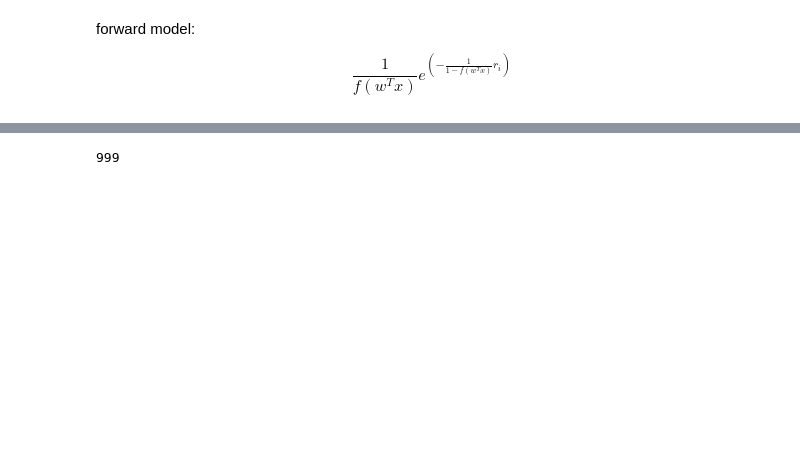
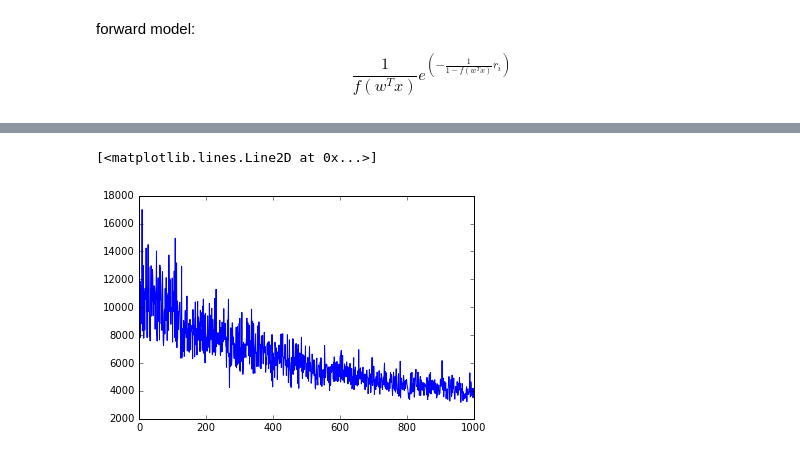
Before and after one commit to achristensen56/PyGLM, a Jupyter notebook: Exponential GLM simulations.ipynb, the cells around one changed output, grey strips where cells are left out. Drawn from its saved outputs; the diff is of its cells as text; code cells hidden in the pictures; blank space fills up the shorter version.

```diff
--- a/Exponential GLM simulations.ipynb
+++ b/Exponential GLM simulations.ipynb
@@ -165,7 +163,8 @@ Total time elapsed: 00:13:38
-# %%
-i
-# %% [output]
-999
+# %%
+plt.plot(loss_arr)
+# %% [output]
+[<matplotlib.lines.Line2D at 0x...>]
+[figure, added]
 # %%
 W_optim = sess.run(w)
 
```
Also changed, not shown: parts of 17 cells of this notebook, 8 other files.
